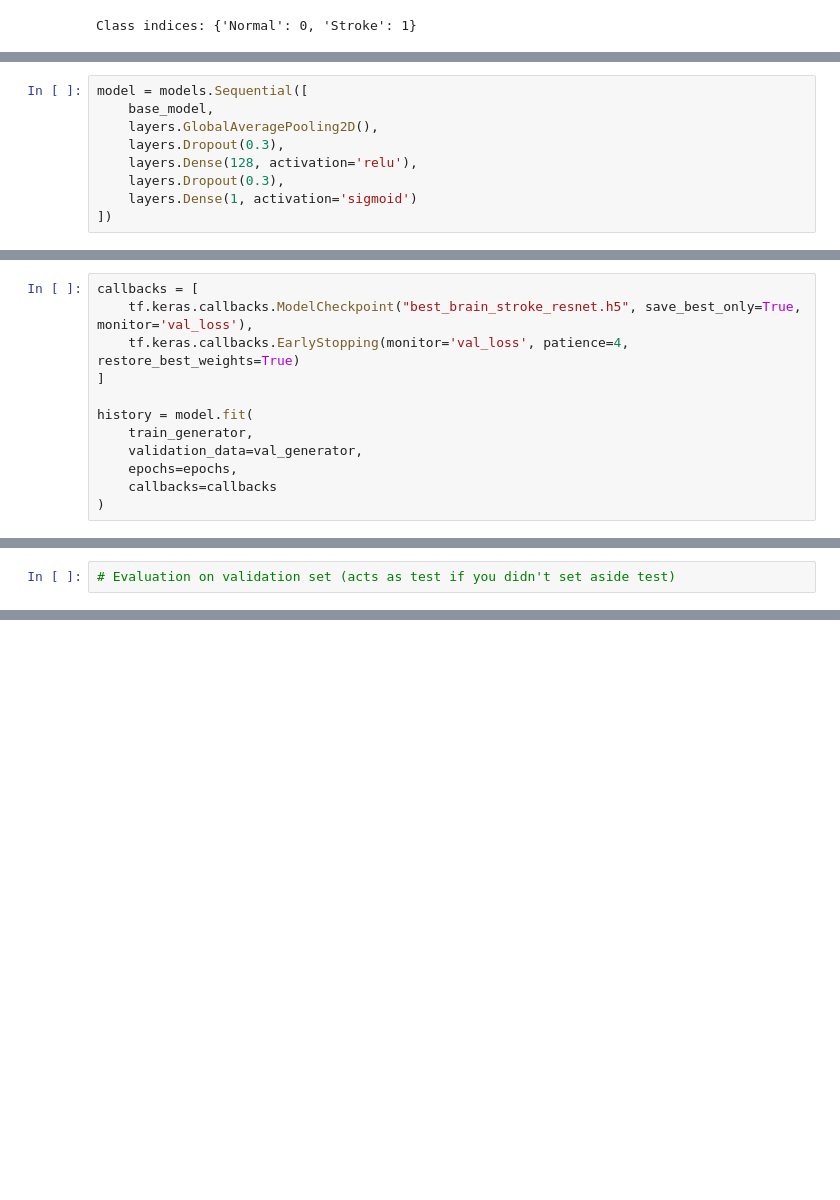
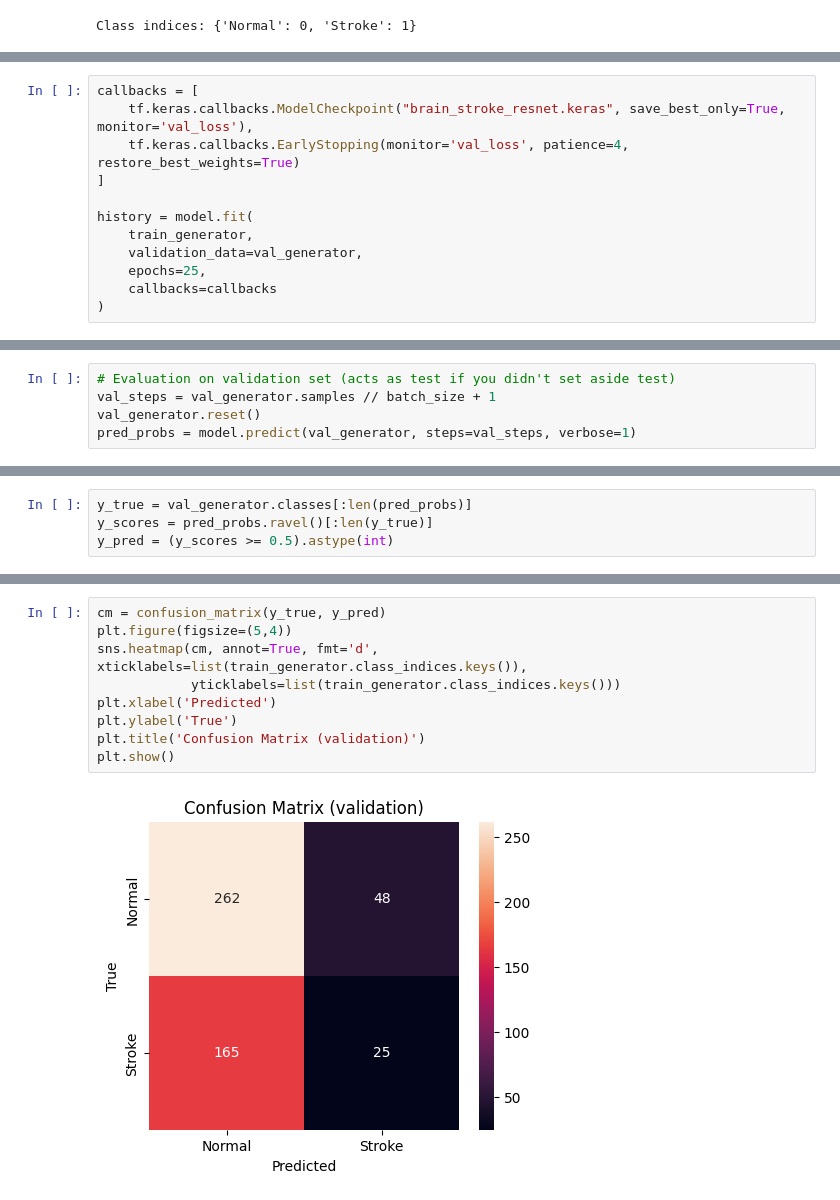
Before and after one commit to rahmamohax/Ai-Projects, a Jupyter notebook: Brain_Strock_Classifier.ipynb, the cells around one changed output, grey strips where cells are left out. Drawn from its saved outputs; the diff is of its cells as text; blank space fills up the shorter version.

Commit message:
Brain_Strock_Classifier

```diff
--- a/Brain_Strock_Classifier.ipynb
+++ b/Brain_Strock_Classifier.ipynb
@@ -87,12 +94,3 @@ Downloading data from https://storage.googleapis.com/tensorflow/keras-applicatio
-# %%
-model = models.Sequential([
-    base_model,
-    layers.GlobalAveragePooling2D(),
-    layers.Dropout(0.3),
-    layers.Dense(128, activation='relu'),
-    layers.Dropout(0.3),
-    layers.Dense(1, activation='sigmoid')
-])
 # %%
 model.compile(
     optimizer='adam',
@@ -124,14 +120,14 @@ Model: "sequential"
  Non-trainable params: 23,587,712 (89.98 MB)
 # %%
 callbacks = [
-    tf.keras.callbacks.ModelCheckpoint("best_brain_stroke_resnet.h5", save_best_only=True, monitor='val_loss'),
+    tf.keras.callbacks.ModelCheckpoint("brain_stroke_resnet.keras", save_best_only=True, monitor='val_loss'),
     tf.keras.callbacks.EarlyStopping(monitor='val_loss', patience=4, restore_best_weights=True)
 ]
 
 history = model.fit(
     train_generator,
     validation_data=val_generator,
-    epochs=epochs,
+    epochs=25,
     callbacks=callbacks
 )
 # %% [output]
@@ -160,2 +151,5 @@ Epoch 9/10
 # %%
 # Evaluation on validation set (acts as test if you didn't set aside test)
+val_steps = val_generator.samples // batch_size + 1
+val_generator.reset()
+pred_probs = model.predict(val_generator, steps=val_steps, verbose=1)
@@ -161,0 +158,4 @@ Epoch 9/10
+# %%
+y_true = val_generator.classes[:len(pred_probs)]
+y_scores = pred_probs.ravel()[:len(y_true)]
+y_pred = (y_scores >= 0.5).astype(int)
@@ -161,0 +175,11 @@ Epoch 9/10
+# %%
+cm = confusion_matrix(y_true, y_pred)
+plt.figure(figsize=(5,4))
+sns.heatmap(cm, annot=True, fmt='d', xticklabels=list(train_generator.class_indices.keys()),
+            yticklabels=list(train_generator.class_indices.keys()))
+plt.xlabel('Predicted')
+plt.ylabel('True')
+plt.title('Confusion Matrix (validation)')
+plt.show()
+# %% [output]
+[figure, added]
```
Also changed, not shown: parts of 12 cells of this notebook.
